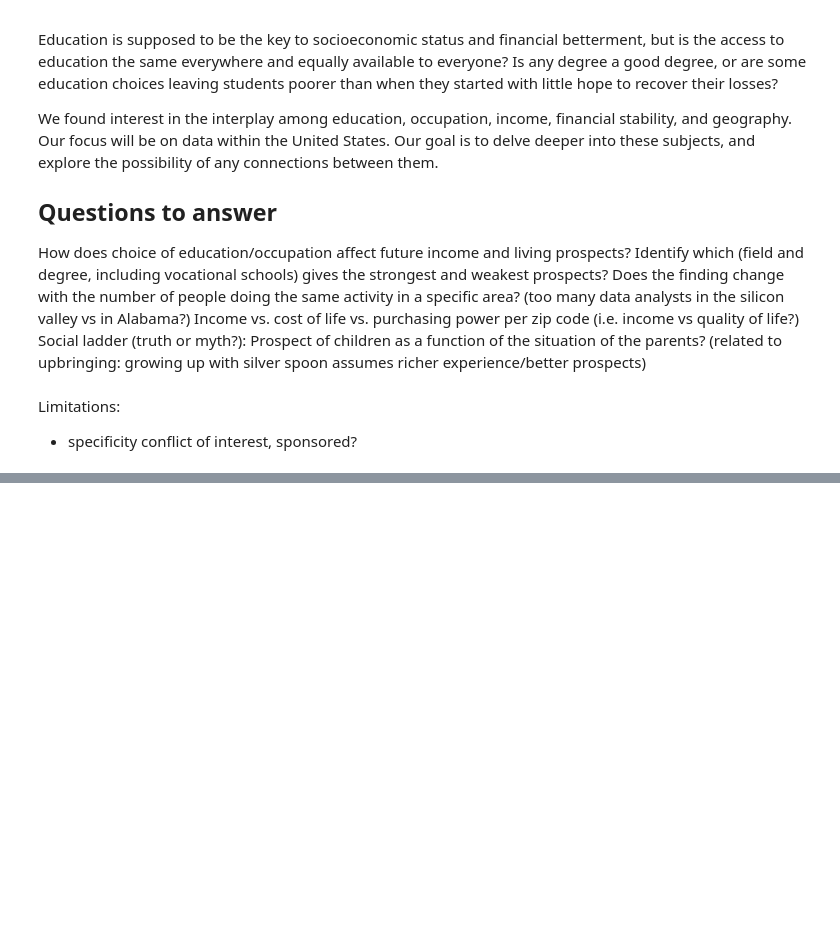
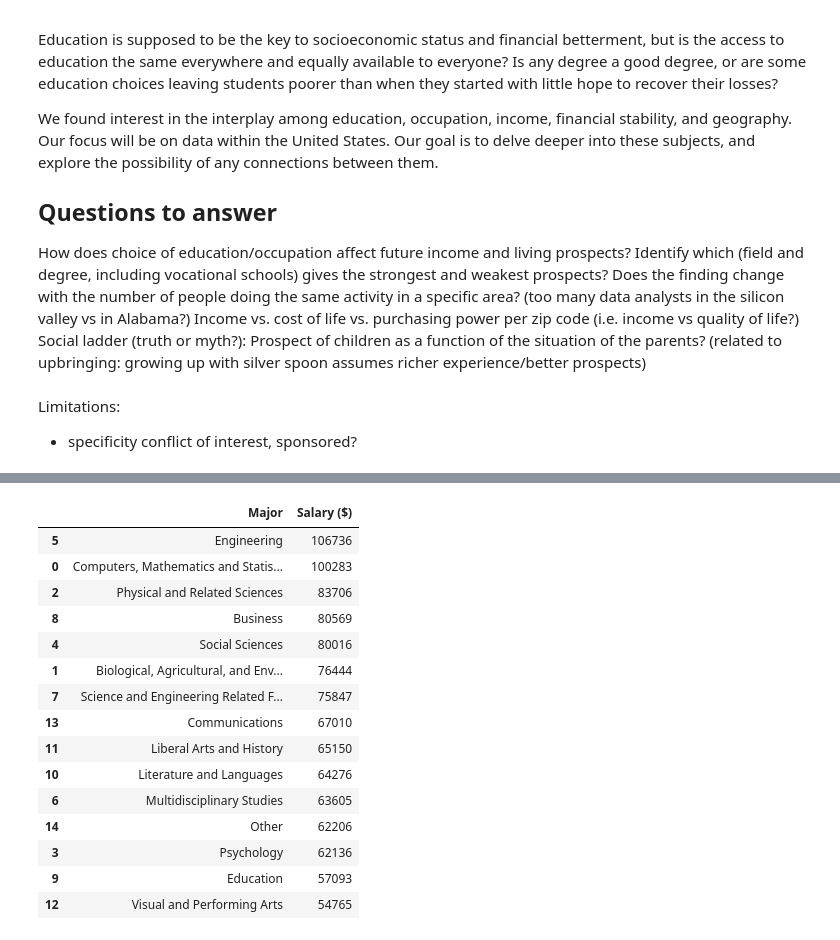
Before and after one commit to elisesirivisal/Is_Education_Worth_It, a Jupyter notebook: Elise/main.ipynb, the cells around one changed output, grey strips where cells are left out. Cells and saved outputs as stored; diff of their text form; code cells hidden in the pictures; blank space fills up the shorter version.

```diff
--- a/Elise/main.ipynb
+++ b/Elise/main.ipynb
@@ -71,0 +93,22 @@ df.head()
+# %%
+salary_by_major = salary_by_major.reset_index(drop=True)
+salary_by_major['Salary ($)'] = salary_by_major['Salary ($)'].astype(int)
+salary_by_major = salary_by_major.sort_values(by='Salary ($)', ascending=False)
+salary_by_major
+# %% [output]
+|  | Major | Salary ($) |
+| 5 | Engineering | 106736 |
+| 0 | Computers, Mathematics and Statis... | 100283 |
+| 2 | Physical and Related Sciences | 83706 |
+| 8 | Business | 80569 |
+| 4 | Social Sciences | 80016 |
+| 1 | Biological, Agricultural, and Env... | 76444 |
+| 7 | Science and Engineering Related F... | 75847 |
+| 13 | Communications | 67010 |
+| 11 | Liberal Arts and History | 65150 |
+| 10 | Literature and Languages | 64276 |
+| 6 | Multidisciplinary Studies | 63605 |
+| 14 | Other | 62206 |
+| 3 | Psychology | 62136 |
+| 9 | Education | 57093 |
+| 12 | Visual and Performing Arts | 54765 |
```
Also changed, not shown: parts of 9 cells of this notebook, 6 other files.
